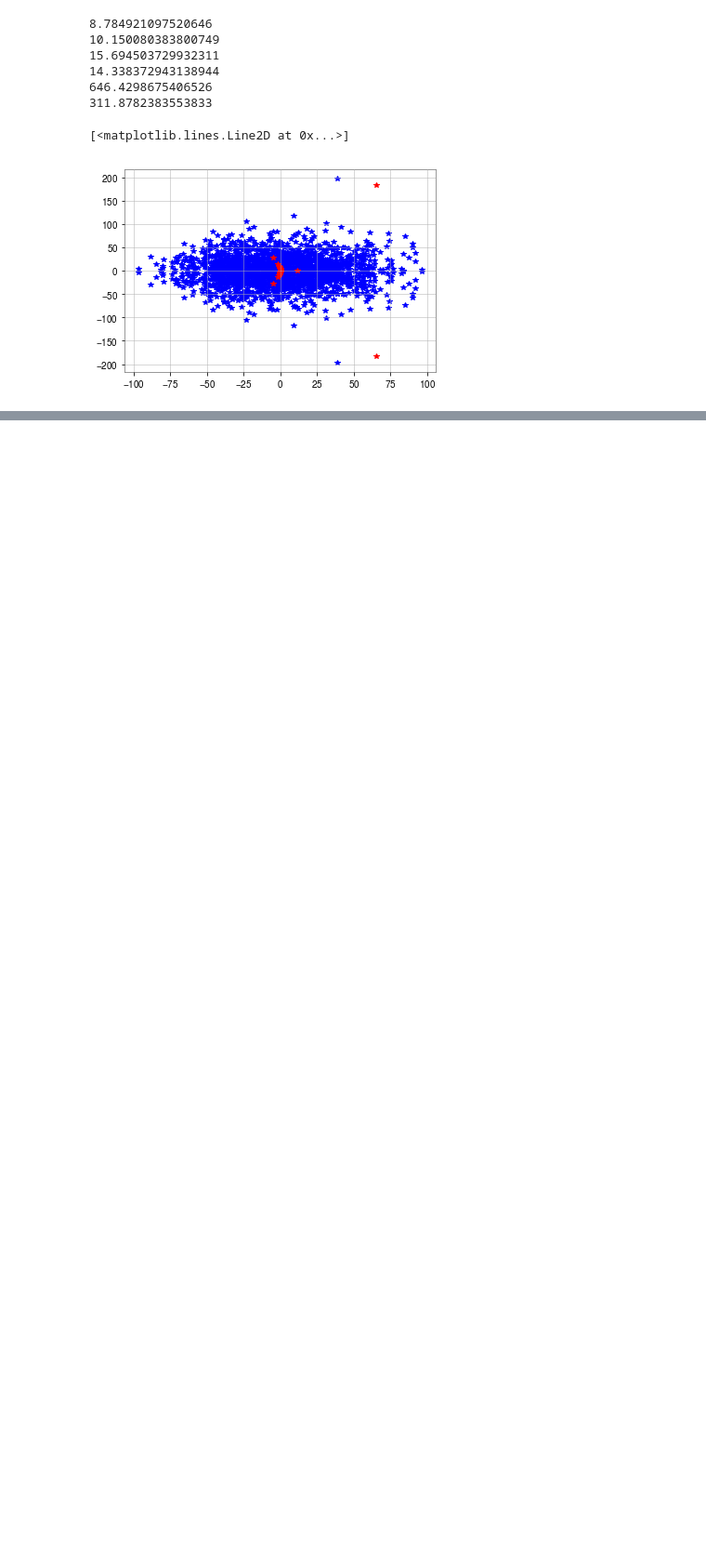
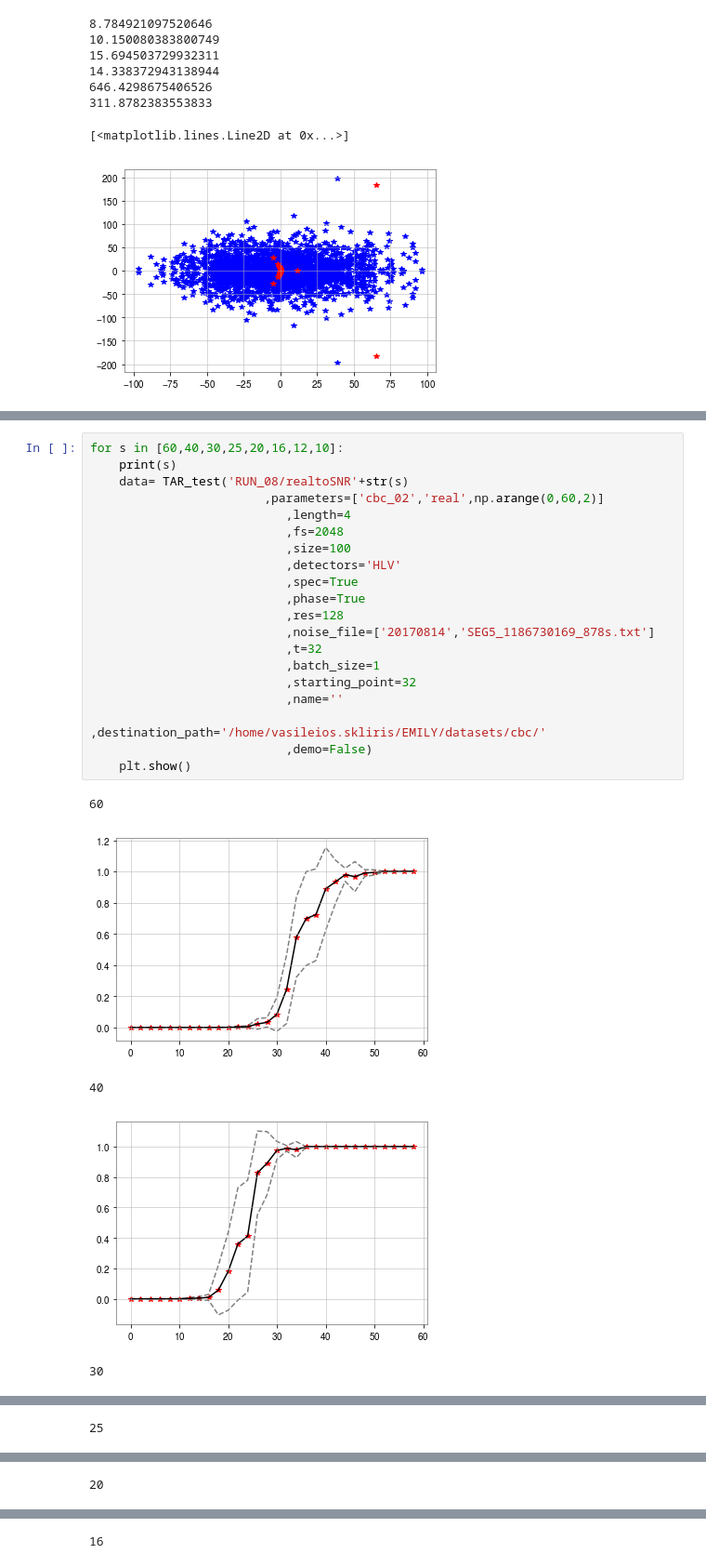
Before and after one commit to SkVassilis/EMILY, a Jupyter notebook: notepad.ipynb, the cells around one changed output, grey strips where cells are left out. Shown at 93% size. Cells and saved outputs as stored; diff of their text form; blank space fills up the shorter version.

```diff
--- a/notepad.ipynb
+++ b/notepad.ipynb
@@ -283,0 +1272,26 @@ Using TensorFlow backend.
+# %%
+for s in [60,40,30,25,20,16,12,10]:
+    print(s)
+    data= TAR_test('RUN_08/realtoSNR'+str(s)
+                        ,parameters=['cbc_02','real',np.arange(0,60,2)]
+                           ,length=4
+                           ,fs=2048
+                           ,size=100
+                           ,detectors='HLV'
+                           ,spec=True
+                           ,phase=True
+                           ,res=128
+                           ,noise_file=['20170814','SEG5_1186730169_878s.txt']
+                           ,t=32
+                           ,batch_size=1
+                           ,starting_point=32
+                           ,name=''
+                           ,destination_path='/home/vasileios.skliris/EMILY/datasets/cbc/'
+                           ,demo=False)
+    plt.show()
+# %% [output]
+60
+[figure, added]
+40
+[figure, added]
+30
@@ -283,0 +1299 @@ Using TensorFlow backend.
+25
@@ -283,0 +1301 @@ Using TensorFlow backend.
+20
@@ -283,0 +1303 @@ Using TensorFlow backend.
+16
```
Also changed, not shown: parts of 30 cells of this notebook, 23 other files.
